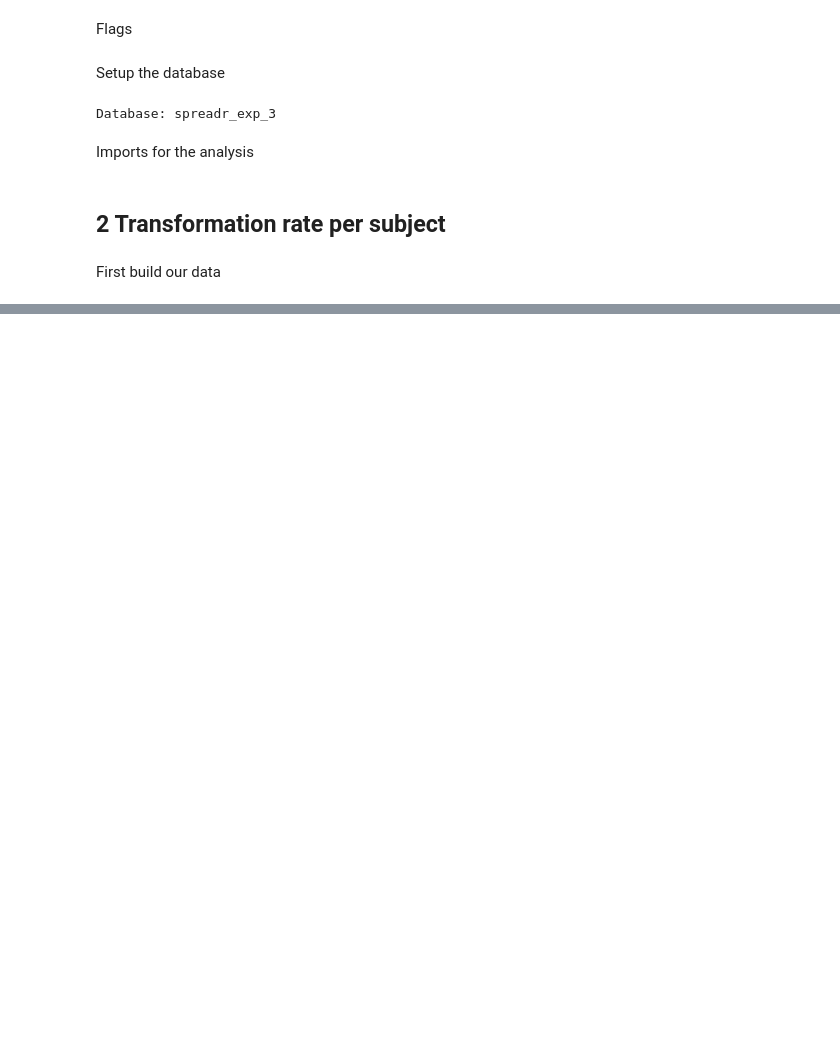
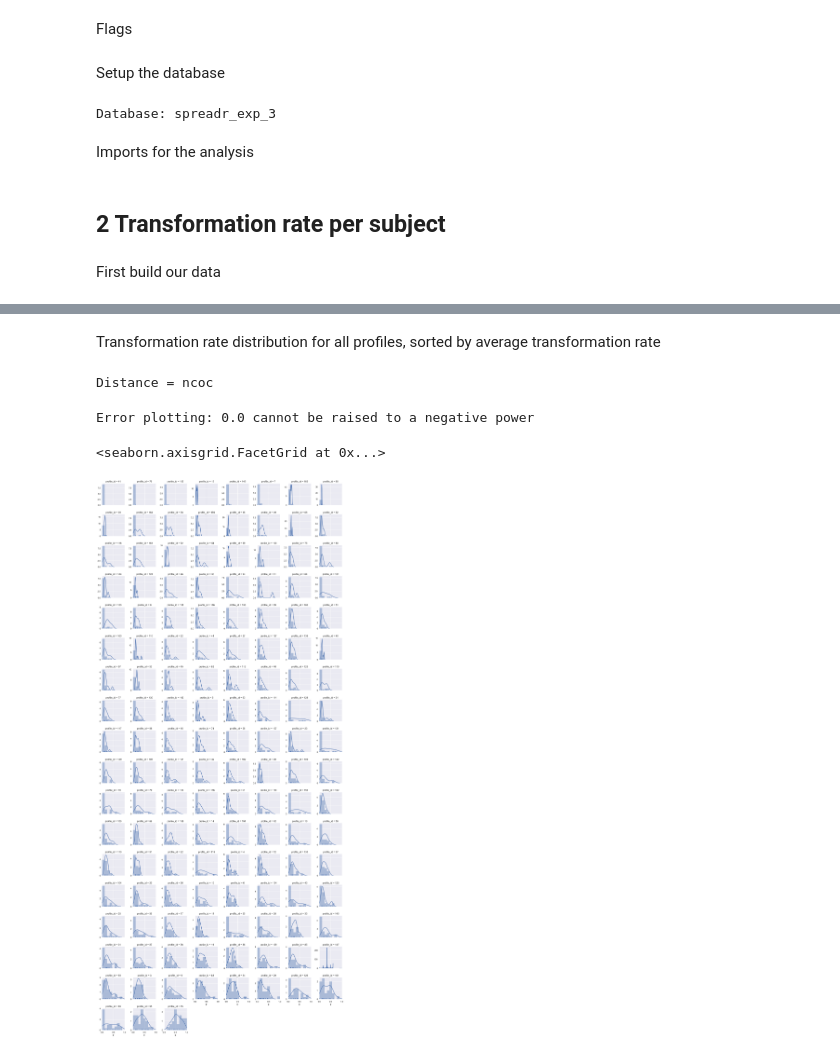
Before and after one commit to interpretation-experiment/analysis, a Jupyter notebook: notebooks/exp_3/subject_transformation_rate.ipynb, the cells around one changed output, grey strips where cells are left out. Cells and saved outputs as stored; diff of their text form; code cells hidden in the pictures; blank space fills up the shorter version.

```diff
--- a/notebooks/exp_3/subject_transformation_rate.ipynb
+++ b/notebooks/exp_3/subject_transformation_rate.ipynb
@@ -73,0 +113,22 @@ Distance: raw
+# %% [markdown]
+Transformation rate distribution for all profiles, sorted by average transformation rate
+# %%
+print("Distance = " + DIST_DISTANCE)
+g = sb.FacetGrid(data_all[data_all.distance == DIST_DISTANCE],
+                 col='profile_id', col_wrap=8, size=2,
+                 col_order=data[data.distance == DIST_DISTANCE].sort_values(by='tr').profile_id,
+                 sharex=True, sharey=False)
+
+def distplot(*args, **kwargs):
+    try:
+        sb.distplot(*args, **kwargs)
+    except Exception as e:
+        print("Error plotting:", e)
+
+g.map(distplot, 'tr', rug=True, bins=np.linspace(0, 1, 10), kde_kws={'clip': [0, 1]})
+g.set(xlim=(0, 1))
+# %% [output]
+Distance = ncoc
+Error plotting: 0.0 cannot be raised to a negative power
+<seaborn.axisgrid.FacetGrid at 0x...>
+[figure, added]
```
Also changed, not shown: parts of 8 cells of this notebook, 1 other file.
